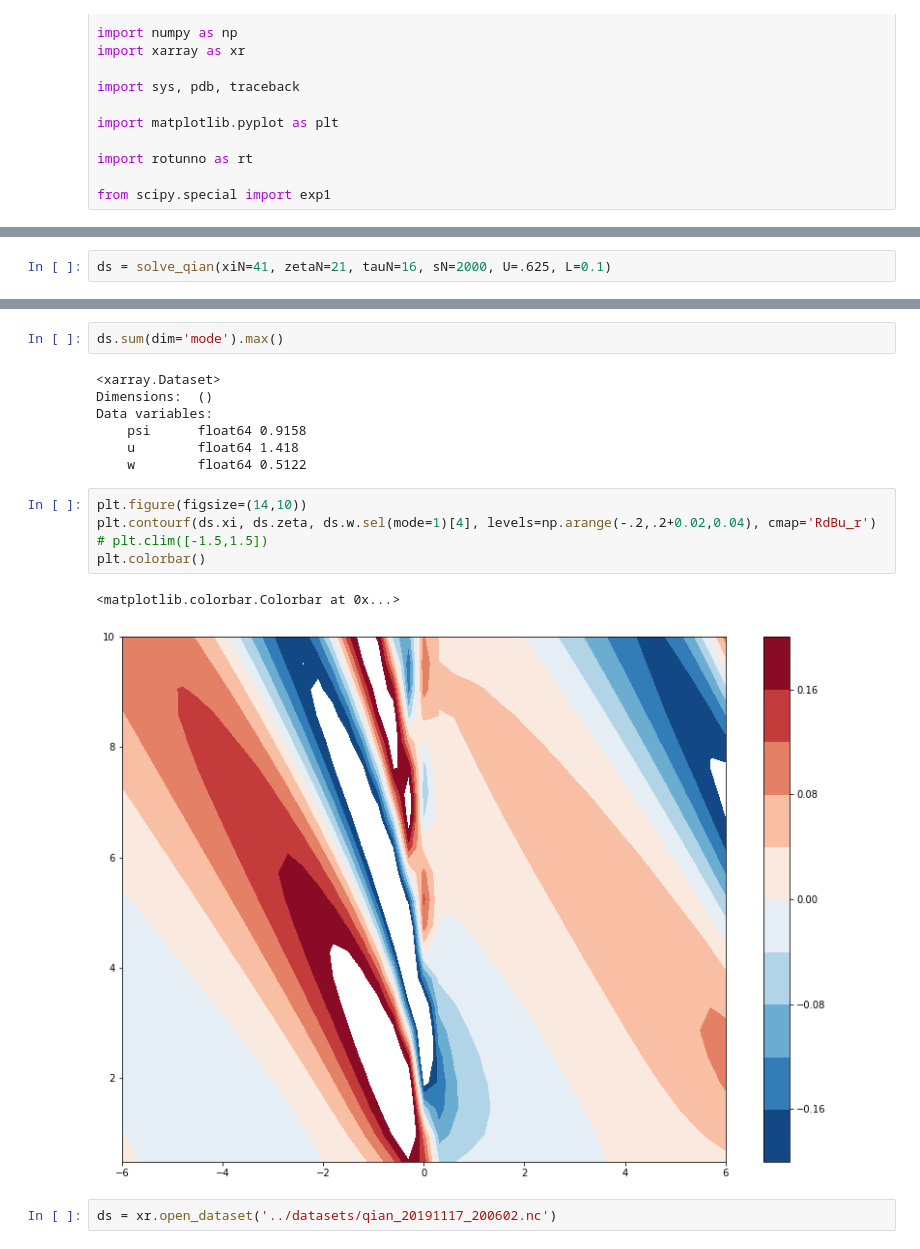
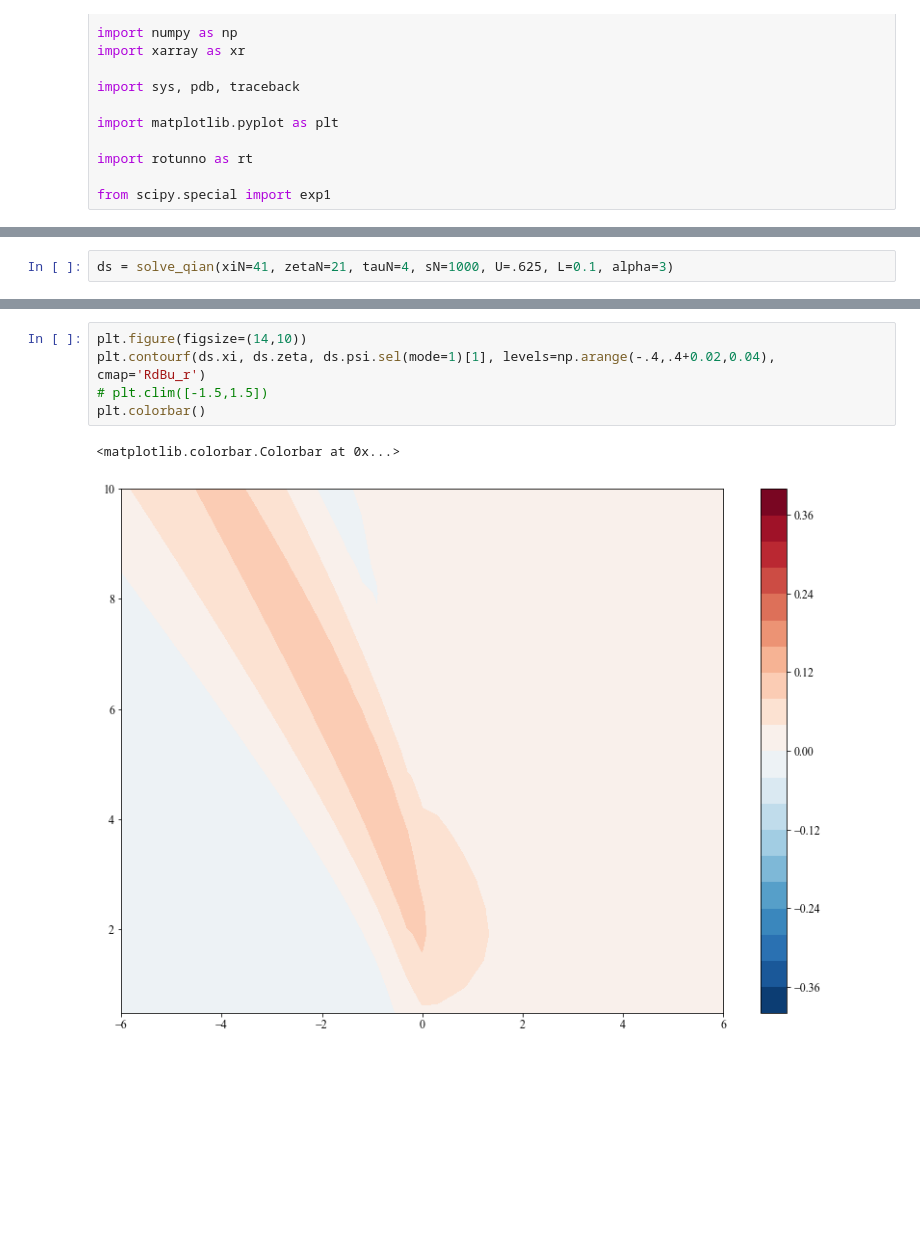
Before and after one commit to eshort0401/rotunno83, a Jupyter notebook: python_scripts/rotunno83.ipynb, the cells around one changed output, grey strips where cells are left out. Drawn from its saved outputs; the diff is of its cells as text; blank space fills up the shorter version.

```diff
--- a/python_scripts/rotunno83.ipynb
+++ b/python_scripts/rotunno83.ipynb
@@ -327,5 +363,5 @@ def calc_k_2(theta,U):
 # %%
-ds = solve_qian(xiN=41, zetaN=21, tauN=16, sN=2000, U=.625, L=0.1)
+ds = solve_qian(xiN=41, zetaN=21, tauN=4, sN=1000, U=.625, L=0.1, alpha=3)
 # %% [output]
 Initialising
 Integrating
@@ -350,19 +394,8 @@ Attributes:
-# %%
-ds.sum(dim='mode').max()
-# %% [output]
-<xarray.Dataset>
-Dimensions:  ()
-Data variables:
-    psi      float64 0.9158
-    u        float64 1.418
-    w        float64 0.5122
 # %%
 plt.figure(figsize=(14,10))
-plt.contourf(ds.xi, ds.zeta, ds.w.sel(mode=1)[4], levels=np.arange(-.2,.2+0.02,0.04), cmap='RdBu_r')
+plt.contourf(ds.xi, ds.zeta, ds.psi.sel(mode=1)[1], levels=np.arange(-.4,.4+0.02,0.04), cmap='RdBu_r')
 # plt.clim([-1.5,1.5])
 plt.colorbar()
 # %% [output]
 <matplotlib.colorbar.Colorbar at 0x...>
-[figure, old version]
+[figure, new version]
-# %%
-ds = xr.open_dataset('../datasets/qian_20191117_200602.nc')
```
Also changed, not shown: parts of 12 cells of this notebook, 18 other files.
